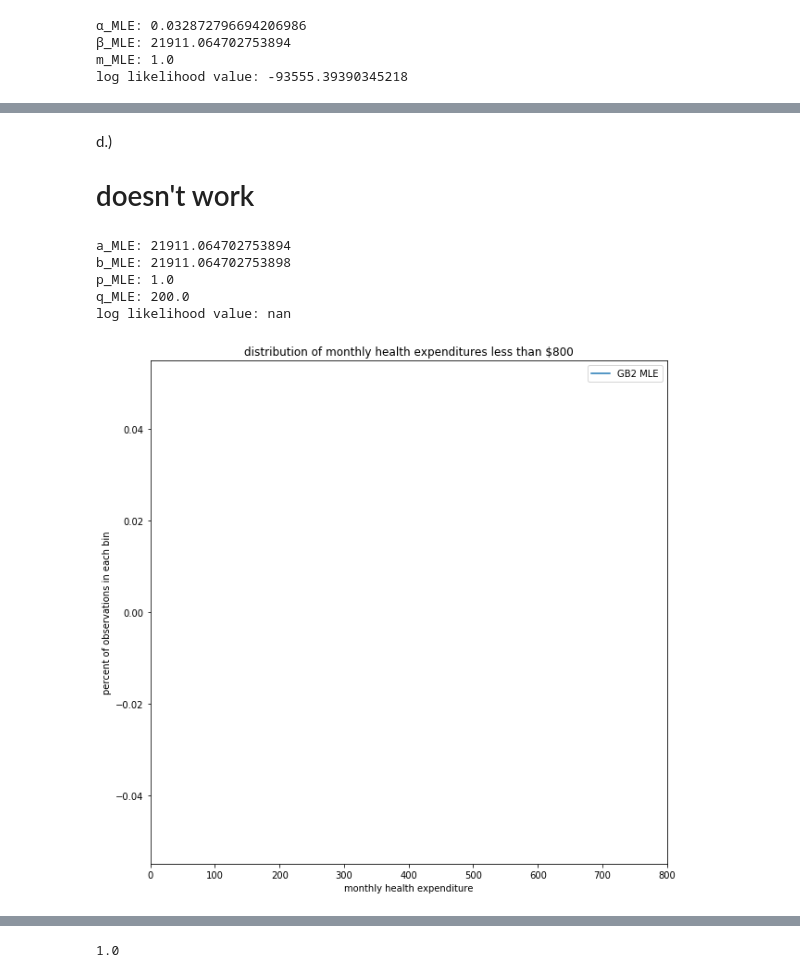
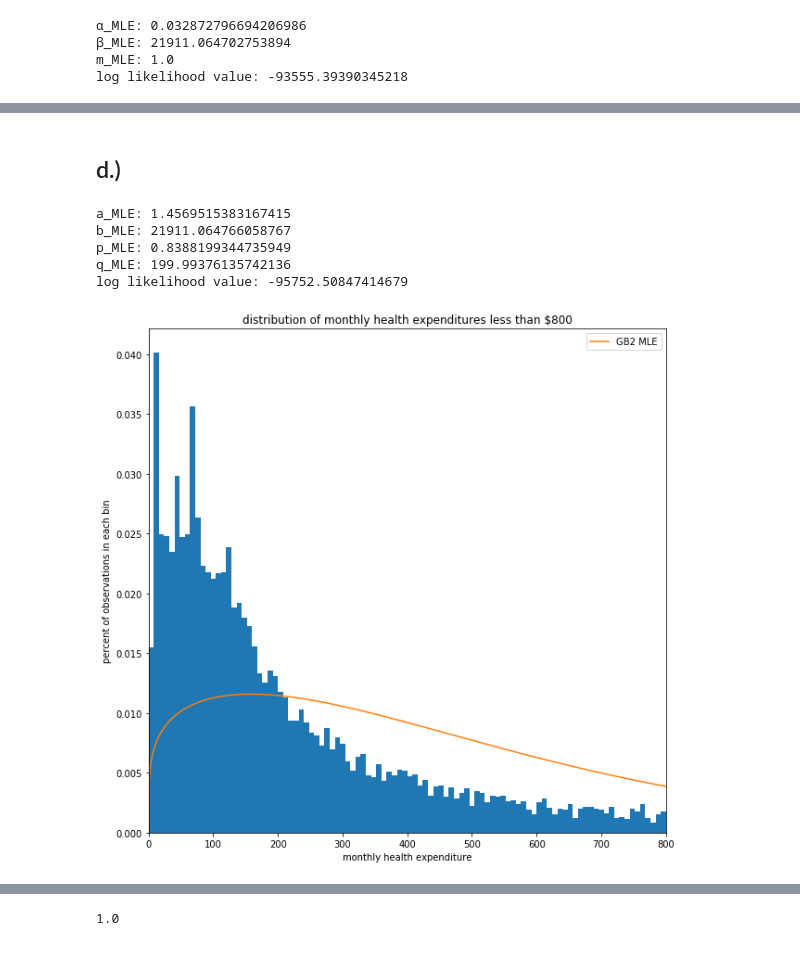
Before and after one commit to kendrarobbins/BootCamp2018, a Jupyter notebook: ProbSets/Econ/Econ PS5/Econ PS5.ipynb, the cells around one changed output, grey strips where cells are left out. Drawn from its saved outputs; the diff is of its cells as text; code cells hidden in the pictures.

```diff
--- a/ProbSets/Econ/Econ PS5/Econ PS5.ipynb
+++ b/ProbSets/Econ/Econ PS5/Econ PS5.ipynb
@@ -151,17 +139,17 @@ def crit_gg(params, *args):
     neg_loglike = -loglike
     return neg_loglike
 # %%
-β_init = sd**2 / mean
-α_init = mean/β_init
-m_init=1
-params_init_gg = np.array([α_init,β_init,m_init])
+β_init_gg = sd**2 / mean
+α_init_gg = mean/β_init_gg
+m_init_gg=1
+params_init_gg = np.array([α_init_gg,β_init_gg,m_init_gg])
 result_gg = opt.minimize(crit_gg,params_init_gg,args=clms,method ='L-BFGS-B', bounds=((1e-5, None), (1e-5, None),(1e-5, None)))
-α_MLE, β_MLE, m_MLE = result_gg.x
+α_MLE_gg, β_MLE_gg, m_MLE_gg = result_gg.x
 
-loglikval = loglike_gg(clms,α_MLE,β_MLE,m_MLE)
+loglikval_gg = loglike_gg(clms,α_MLE_gg,β_MLE_gg,m_MLE_gg)
 
 #loglikval = -result_gg.fun
-print("α_MLE:", α_MLE, "\nβ_MLE:",β_MLE, "\nm_MLE:",m_MLE, "\nlog likelihood value:",loglikval)
+print("α_MLE:", α_MLE_gg, "\nβ_MLE:",β_MLE_gg, "\nm_MLE:",m_MLE_gg, "\nlog likelihood value:",loglikval_gg)
 # %% [output]
 α_MLE: 0.032872796694206986
 β_MLE: 21911.064702753894
@@ -185,7 +173,5 @@ plt.show()
-# %% [markdown]
-d.)
-
-# doesn't work
+# %% [markdown]
+## d.)
 # %%
 #pdf_gb2 returns the value of a GB2 pdf with parameters a,b,p,q evaluated at xvals
 def pdf_gb2(xvals,a,b,p,q):
@@ -207,37 +193,38 @@ def crit_gb2(params, *args):
     neg_loglike = -loglike
     return neg_loglike
 # %%
-a_init = sd**2 / mean
-b_init = mean/b_init
-p_init=1
-q_init=200
-params_init_gb2 = np.array([a_init,b_init,p_init,q_init])
+b_init_gb2 = β_MLE_gg
+a_init_gb2 = α_MLE_gg
+p_init_gb2= m_MLE_gg
+q_init_gb2=200
+
+params_init_gb2 = np.array([a_init_gb2,b_init_gb2,p_init_gb2,q_init_gb2])
 result_gb2 = opt.minimize(crit_gb2,params_init_gb2,args=clms,method ='L-BFGS-B', bounds=((1e-5, None), (1e-5, None),(1e-5, None),(1e-5, None)))
-a_MLE, b_MLE, p_MLE, q_MLE = result_gb2.x
+a_MLE_gb2, b_MLE_gb2, p_MLE_gb2, q_MLE_gb2 = result_gb2.x
 
-#loglikval = loglike_gb2(clms,a_MLE,b_MLE,p_MLE,q_MLE)
+loglikval_gb2 = loglike_gb2(clms,a_MLE_gb2,b_MLE_gb2,p_MLE_gb2,q_MLE_gb2)
 
-loglikval = -result_gg.fun
-print("a_MLE:", a_MLE, "\nb_MLE:",b_MLE, "\np_MLE:",p_MLE, "\nq_MLE:",q_MLE, "\nlog likelihood value:",loglikval)
+#loglikval = -result_gg.fun
+print("a_MLE:", a_MLE_gb2, "\nb_MLE:",b_MLE_gb2, "\np_MLE:",p_MLE_gb2, "\nq_MLE:",q_MLE_gb2, "\nlog likelihood value:",loglikval_gb2)
 # %% [output]
-a_MLE: 21911.064702753894
-b_MLE: 21911.064702753898
-p_MLE: 1.0
-q_MLE: 200.0
-log likelihood value: nan
+a_MLE: 1.4569515383167415
+b_MLE: 21911.064766058767
+p_MLE: 0.8388199344735949
+q_MLE: 199.99376135742136
+log likelihood value: -95752.50847414679
 # %%
 weights = (1/10619)*np.ones_like(clms)
 plt.figure(figsize=(10, 10))
 D=np.linspace(0,800,1000)
-#n2,bincuts2,patches2 = plt.hist(clms,bins=100, range=(0,800),weights=weights)
+n2,bincuts2,patches2 = plt.hist(clms,bins=100, range=(0,800),weights=weights)
 plt.xlabel("monthly health expenditure")
 plt.ylabel("percent of observations in each bin")
 plt.title("distribution of monthly health expenditures less than $800")
 plt.xlim(0,800)
-#plt.plot(D, pdf_gg(D,α_MLE,β_MLE,m_MLE), label="GG MLE")
-#plt.plot(D, pdf_ga(D,α_MLE,β_MLE), label="GA MLE")
-plt.plot(D,pdf_gb2(D,a_MLE,b_MLE,p_MLE,q_MLE),label="GB2 MLE")
+#plt.plot(D, 8*pdf_gg(D,α_MLE,β_MLE,m_MLE), label="GG MLE")
+#plt.plot(D, 8*pdf_ga(D,α_MLE,β_MLE), label="GA MLE")
+plt.plot(D,8*pdf_gb2(D,a_MLE_gb2,b_MLE_gb2,p_MLE_gb2,q_MLE_gb2),label="GB2 MLE")
 plt.legend()
 plt.show()
 # %% [output]
-[figure, old version]
+[figure, new version]
```
Also changed, not shown: parts of 49 cells of this notebook, 1 other file.
